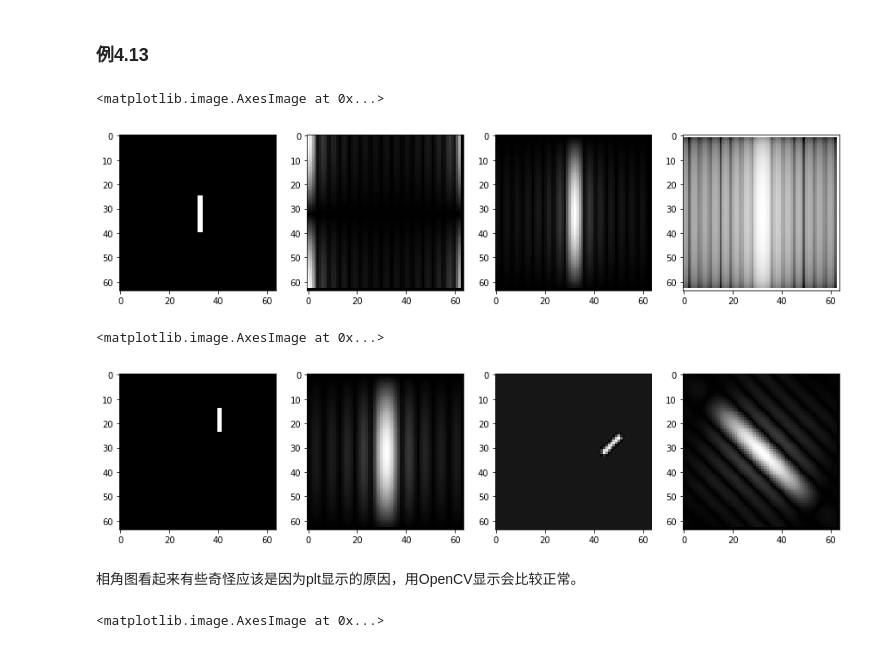
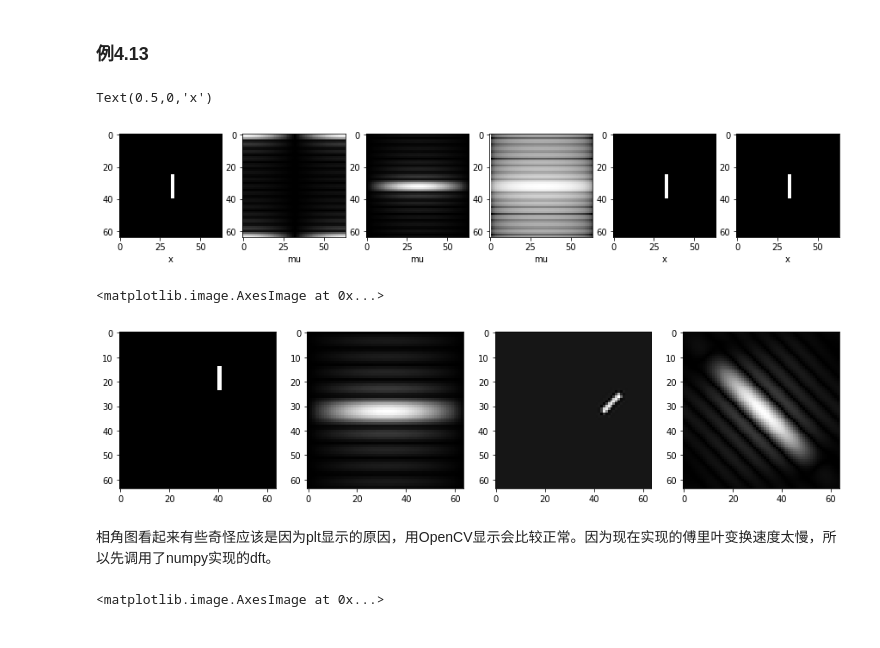
Before and after one commit to Sierkinhane/Digital-Image-Processing, a Jupyter notebook: src/Digital_Image_Processing.ipynb, the cells around one changed output. Cells and saved outputs as stored; diff of their text form; code cells hidden in the pictures.

```diff
--- a/src/Digital_Image_Processing.ipynb
+++ b/src/Digital_Image_Processing.ipynb
@@ -1423,42 +1423,69 @@ $$|F(0,0)|=MN|\bar{f}(x,y)|$$
 # image = cv2.imread('../images/dip/DIP3E_CH04_Original_Images/DIP3E_Original_Images_CH04/Fig0424(a)(rectangle).tif', 0).astype(np.float)
 image = np.zeros((64,64), dtype=np.float32)
 image[25:40,32:34] = 255
 
 
 def discrete_fourier_transform(img, shift=False, phase_angle=False):
 
     M, N = img.shape
     F = np.zeros((M, N), dtype=np.complex)
 
     x, y = np.arange(0, N, 1), np.arange(0, M, 1)
-    X,Y = np.meshgrid(x,y)
-
+    x, y = np.meshgrid(x,y)
 
     if shift:
-        img = img * (-1)**(X+Y)
+        img = img * (-1)**(x+y)
 
-    for v in range(N-1):
-        for u in range(M-1):
-            F[u, v] = np.sum(img * np.exp(- 1j * 2*np.pi * (u * X / M + v * Y / N)))
+    for v in range(N):
+        for u in range(M):
+            F[v, u] = np.sum(img * np.exp(- 2j *np.pi * (u * x / M + v * y / N))) # 注意是f[y,x]-->f[行,列]赋值，否则会得到翻转的频谱图
 
     if phase_angle:
         PA = np.arctan2(np.real(F), np.imag(F))
         return PA
     return F
 
+def inverse_discrete_fourier_transform(F):
+
+    M, N = F.shape
+    f = np.zeros((M, N), dtype=np.complex)
+
+    u, v = np.arange(0, N, 1), np.arange(0, M, 1)
+    u, v = np.meshgrid(u, v)
+
+
+    for y in range(N):
+        for x in range(M):
+            f[y, x] = np.sum(F * np.exp(1j * 2*np.pi * (u * x / M + v * y / N)))  # 注意是f[y,x]-->f[行,列]赋值，否则会得到翻转的频谱图
+
+    return f
+
+
 F = discrete_fourier_transform(image)
 F_shifted = discrete_fourier_transform(image, shift=True)
 # F = np.fft.fft2(image)
 # F_shifted = np.fft.fftshift(F)
-fig, ax = plt.subplots(1,4, figsize=(15,15))
+r_img = inverse_discrete_fourier_transform(F)
+r_img_2 = inverse_discrete_fourier_transform(F_shifted)
+
+# F_shifted = np.fft.fftshift(F)
+fig, ax = plt.subplots(1,6, figsize=(15,15))
 
 ax[0].imshow(image, cmap='gray')
+ax[0].set_xlabel('x')
 ax[1].imshow(np.abs(F), cmap='gray')
+ax[1].set_xlabel('mu')
 ax[2].imshow(np.abs(F_shifted), cmap='gray')
+ax[2].set_xlabel('mu')
 ax[3].imshow(1+np.log(np.abs(F_shifted)), cmap='gray')
+ax[3].set_xlabel('mu')
+ax[4].imshow(np.abs(r_img), cmap='gray')
+ax[4].set_xlabel('x')
+ax[5].imshow(np.abs(r_img_2), cmap='gray')
+ax[5].set_xlabel('x')
 # %% [output]
-<matplotlib.image.AxesImage at 0x...>
+Text(0.5,0,'x')
-[figure, old version]
+[figure, new version]
 # %%
 from scipy import ndimage
 image = np.zeros((64,64), dtype=np.float32)
@@ -1479,7 +1506,7 @@ ax[2].imshow(img_rot, cmap='gray')
 ax[3].imshow(np.abs(F_rot_shifted), cmap='gray')
 # %% [output]
 <matplotlib.image.AxesImage at 0x...>
-[figure, old version]
+[figure, new version]
 # %%
 # image = cv2.imread('../images/dip/DIP3E_CH04_Original_Images/DIP3E_Original_Images_CH04/Fig0424(a)(rectangle).tif', 0).astype(np.float)
 # F = np.fft.fft2(image)
@@ -1491,7 +1518,7 @@ ax[3].imshow(np.abs(F_rot_shifted), cmap='gray')
 # ax[2].imshow(np.abs(F_shifted), cmap='gray')
 # ax[3].imshow(1+np.log(np.abs(F_shifted)), cmap='gray')
 # %% [markdown]
-相角图看起来有些奇怪应该是因为plt显示的原因，用OpenCV显示会比较正常。
+相角图看起来有些奇怪应该是因为plt显示的原因，用OpenCV显示会比较正常。因为现在实现的傅里叶变换速度太慢，所以先调用了numpy实现的dft。
 # %%
 image = cv2.imread('../images/dip/DIP3E_CH04_Original_Images/DIP3E_Original_Images_CH04/Fig0424(a)(rectangle).tif', 0).astype(np.float)
 F = np.fft.fft2(image)
```
Also changed, not shown: 3 other files.
